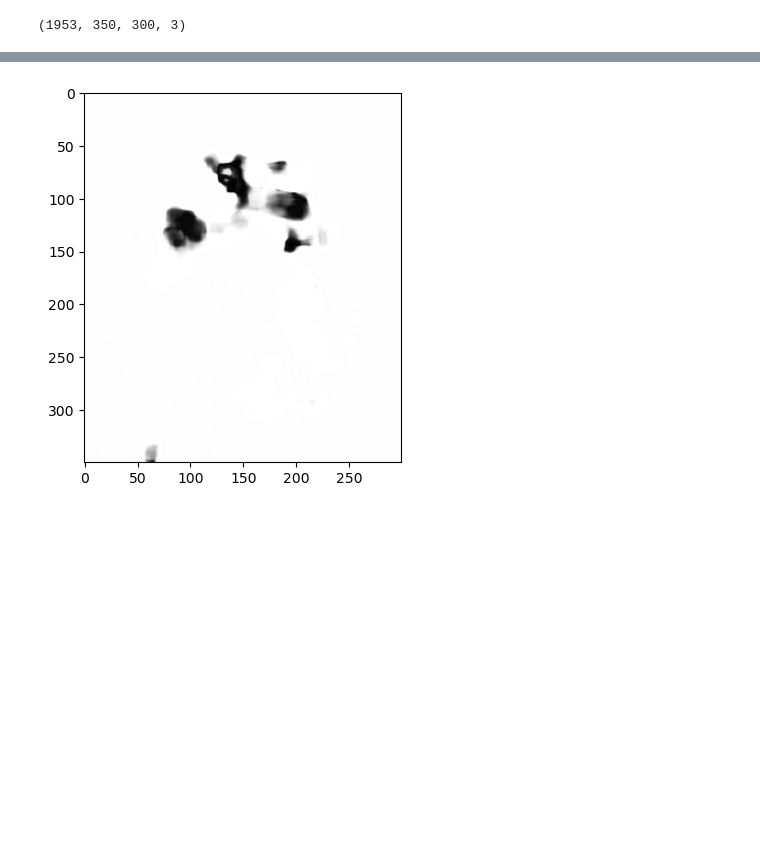
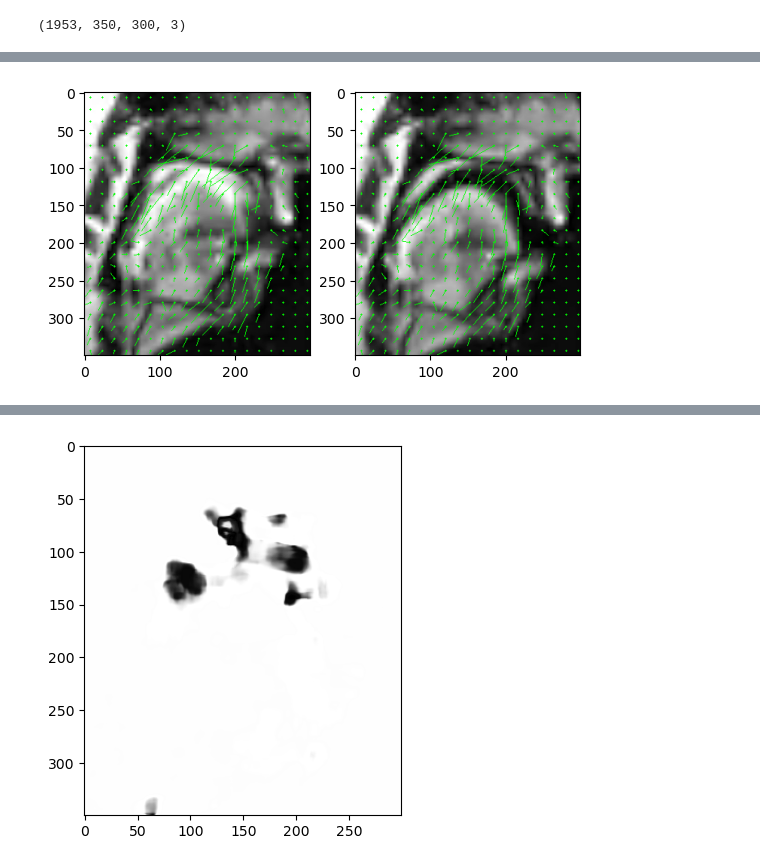
Before and after one commit to mishined/FYP, a Jupyter notebook: optical_flow1.ipynb, the cells around one changed output, grey strips where cells are left out. Saved outputs shown, nothing was run; the diff lists cells and outputs as text; code cells hidden in the pictures; blank space fills up the shorter version.

```diff
--- a/optical_flow1.ipynb
+++ b/optical_flow1.ipynb
@@ -410,0 +453,8 @@ array([[0.       , 4.712389 , 4.712389 , ..., 1.2527419, 1.5909369,
+# %%
+plt.subplot(1,2,1)
+plt.imshow(draw_flow(prev_gray, flow))
+plt.subplot(1,2,2)
+plt.imshow(draw_flow(gray, flow))
+plt.show()
+# %% [output]
+[figure, added]
```
Also changed, not shown: parts of 20 cells of this notebook, 2 other files.
